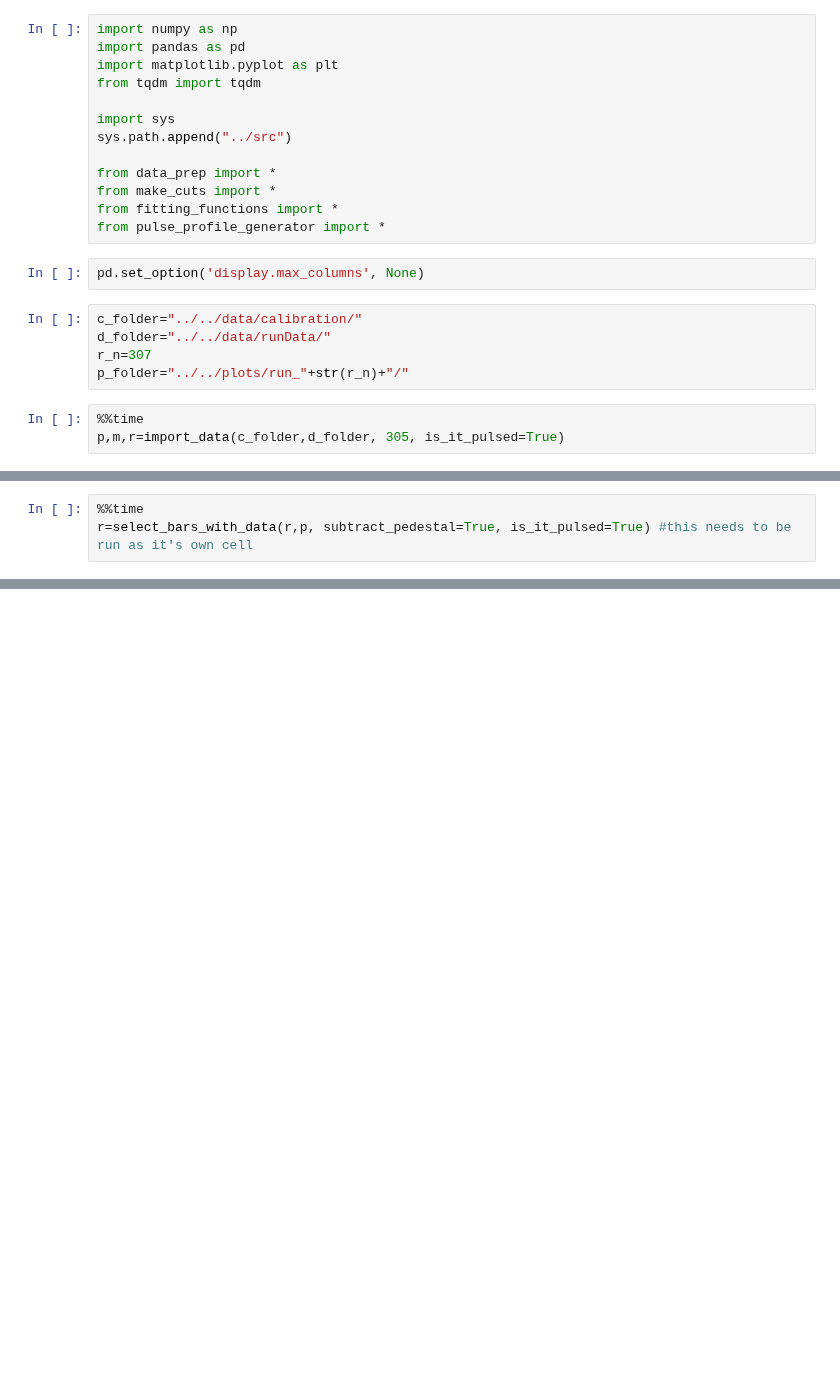
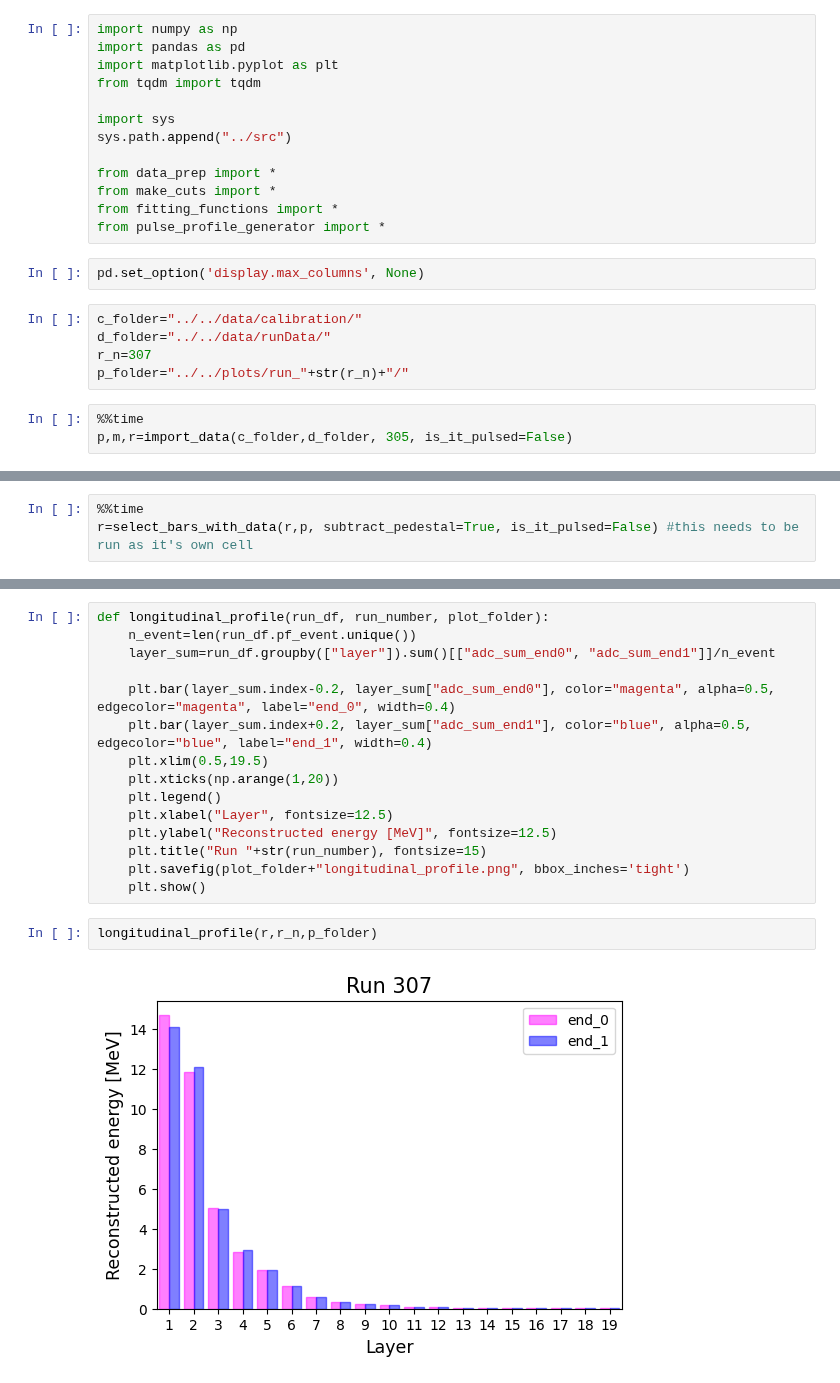
Before and after one commit to gajdangreta/hcalTestBeam, a Jupyter notebook: hcalEnv/notebooks/new_header_maker.ipynb, the cells around one changed output, grey strips where cells are left out. Cells and saved outputs as stored; diff of their text form; blank space fills up the shorter version.

```diff
--- a/hcalEnv/notebooks/new_header_maker.ipynb
+++ b/hcalEnv/notebooks/new_header_maker.ipynb
@@ -20,5 +20,5 @@ r_n=307
 p_folder="../../plots/run_"+str(r_n)+"/"
 # %%
 %%time
-p,m,r=import_data(c_folder,d_folder, 305, is_it_pulsed=True)
+p,m,r=import_data(c_folder,d_folder, 305, is_it_pulsed=False)
 # %% [output]
@@ -27,6 +27,6 @@ Wall time: 35.5 s
 # %%
 %%time
-r=select_bars_with_data(r,p, subtract_pedestal=True, is_it_pulsed=True) #this needs to be run as it's own cell
+r=select_bars_with_data(r,p, subtract_pedestal=True, is_it_pulsed=False) #this needs to be run as it's own cell
 # %% [output]
 Number of events: 47351
 
@@ -39,0 +40,19 @@ Wall time: 4.05 s
+# %%
+def longitudinal_profile(run_df, run_number, plot_folder):
+    n_event=len(run_df.pf_event.unique())
+    layer_sum=run_df.groupby(["layer"]).sum()[["adc_sum_end0", "adc_sum_end1"]]/n_event
+
+    plt.bar(layer_sum.index-0.2, layer_sum["adc_sum_end0"], color="magenta", alpha=0.5, edgecolor="magenta", label="end_0", width=0.4)
+    plt.bar(layer_sum.index+0.2, layer_sum["adc_sum_end1"], color="blue", alpha=0.5, edgecolor="blue", label="end_1", width=0.4)
+    plt.xlim(0.5,19.5)
+    plt.xticks(np.arange(1,20))
+    plt.legend()
+    plt.xlabel("Layer", fontsize=12.5)
+    plt.ylabel("Reconstructed energy [MeV]", fontsize=12.5)
+    plt.title("Run "+str(run_number), fontsize=15)
+    plt.savefig(plot_folder+"longitudinal_profile.png", bbox_inches='tight')
+    plt.show()
+# %%
+longitudinal_profile(r,r_n,p_folder)
+# %% [output]
+[figure, added]
```
Also changed, not shown: parts of 10 cells of this notebook, 24 other files.
